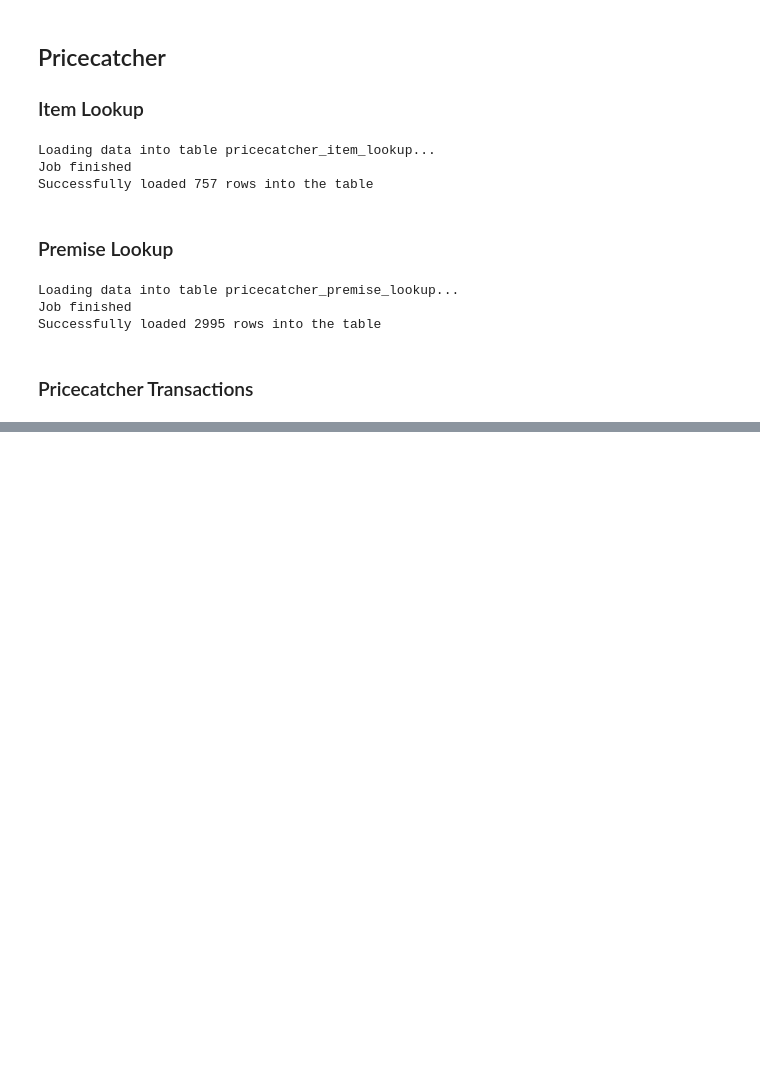
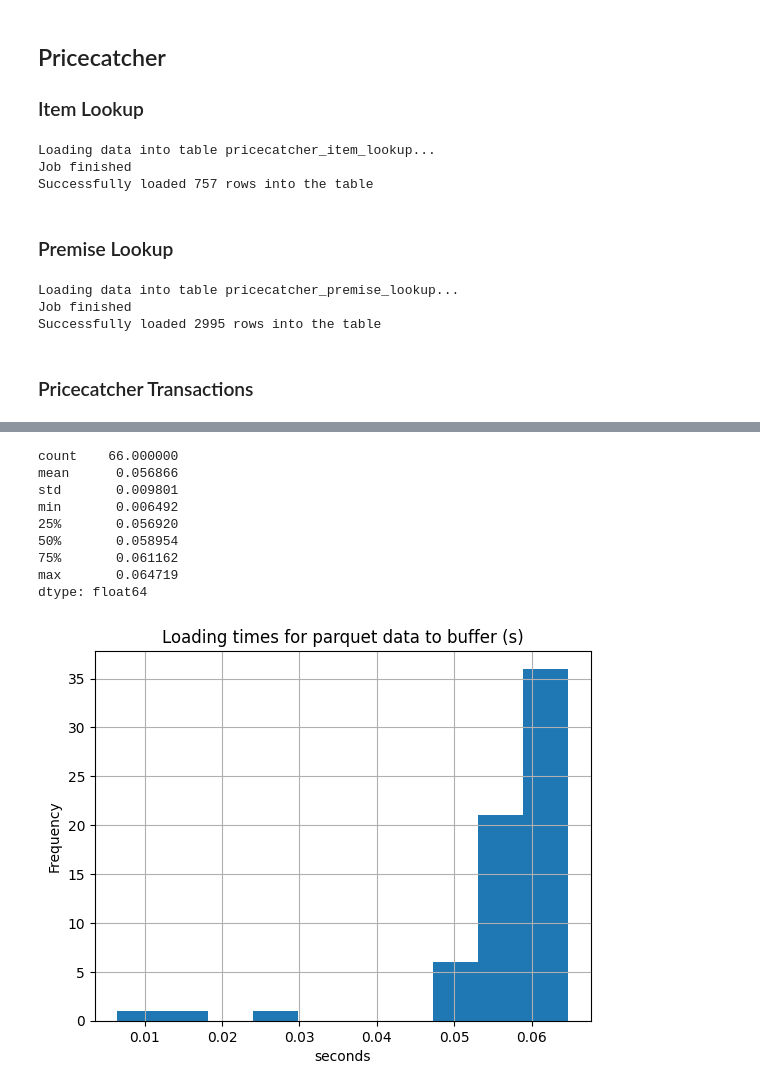
Before and after one commit to AbdulHafiiz/malaysia-economy-tracker, a Jupyter notebook: infra_setup/bq_load_data.ipynb, the cells around one changed output, grey strips where cells are left out. Saved outputs shown, nothing was run; the diff lists cells and outputs as text; code cells hidden in the pictures; blank space fills up the shorter version.

Commit message:
pricecatcher transaction tab now uploads the full dataset instead of just 2022, and now includes simple histogram plots of buffer loading times and upload times per 1m rows

```diff
--- a/infra_setup/bq_load_data.ipynb
+++ b/infra_setup/bq_load_data.ipynb
@@ -271,9 +272,3 @@ def batch_slice(df, batch_size):
     n = df.shape[0]
     for i in range(0, n//batch_size + 1):
         yield df.loc[batch_size*i:batch_size*(i+1)-1, :]
-# %%
-transaction_df = pd.read_parquet(FILEPATH / 'data/consumer_metrics/pricecatcher_annual_2022.parquet')
-transaction_df['date'] = pd.to_datetime(transaction_df['date'], format='%Y-%m-%d')
-transaction_df = transaction_df.reset_index(drop=True).astype({'date': 'datetime64[s]'})
-
-transaction_df.dtypes
@@ -329,0 +336,15 @@ Successfully loaded 403983 rows into the table
+# %%
+buf_series = pd.Series(buf_timer)
+buf_series.plot(kind='hist', xlabel='seconds', grid=True, title='Loading times for parquet data to buffer (s)')
+display(pd.Series(buf_series).describe())
+# %% [output]
+count    66.000000
+mean      0.056866
+std       0.009801
+min       0.006492
+25%       0.056920
+50%       0.058954
+75%       0.061162
+max       0.064719
+dtype: float64
+[figure, added]
```
Also changed, not shown: parts of 4 cells of this notebook.
